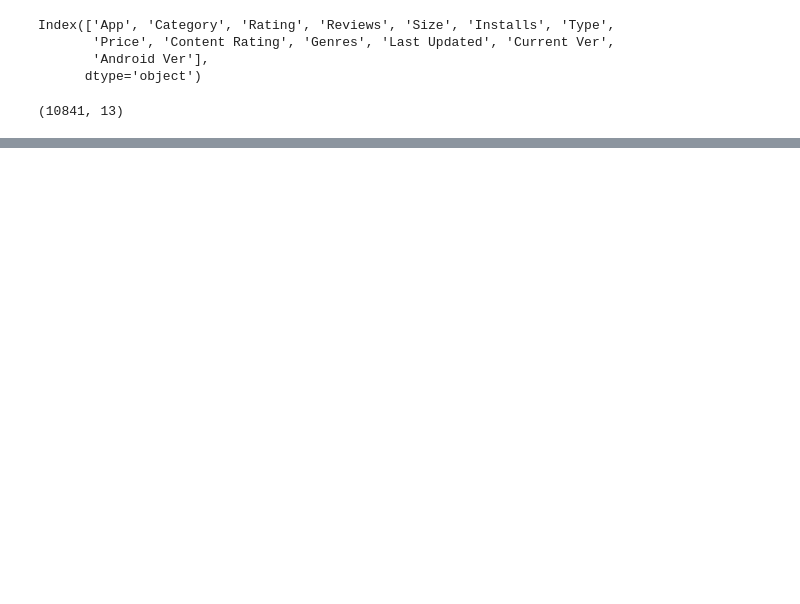
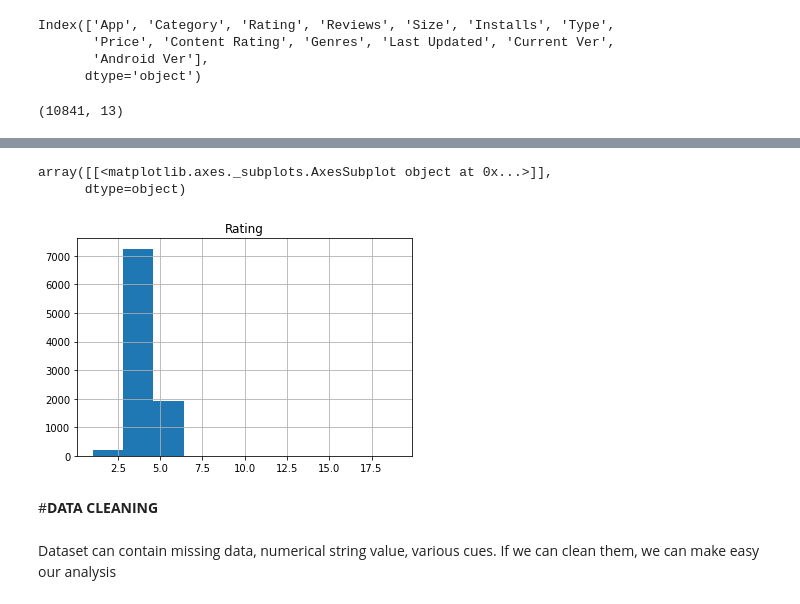
Before and after one commit to Pintu1-data/Play-Store-Review-Analysis, a Jupyter notebook: My_EDA_Project.ipynb, the cells around one changed output, grey strips where cells are left out. Drawn from its saved outputs; the diff is of its cells as text; code cells hidden in the pictures; blank space fills up the shorter version.

```diff
--- a/My_EDA_Project.ipynb
+++ b/My_EDA_Project.ipynb
@@ -62,0 +103,11 @@ df.shape
+# %%
+df.hist()
+# %% [output]
+array([[<matplotlib.axes._subplots.AxesSubplot object at 0x...>]],
+      dtype=object)
+[figure, added]
+# %% [markdown]
+#**DATA CLEANING**
+# %% [markdown]
+
+Dataset can contain missing data, numerical string value, various cues. If we can clean them, we can make easy our analysis
```
Also changed, not shown: parts of 31 cells of this notebook.
